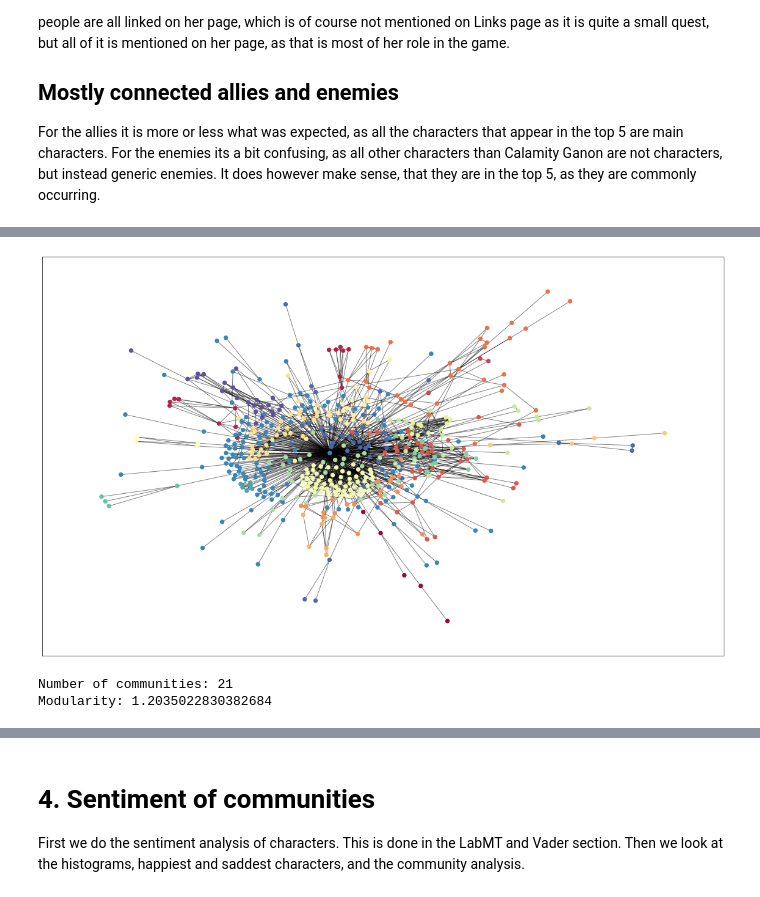
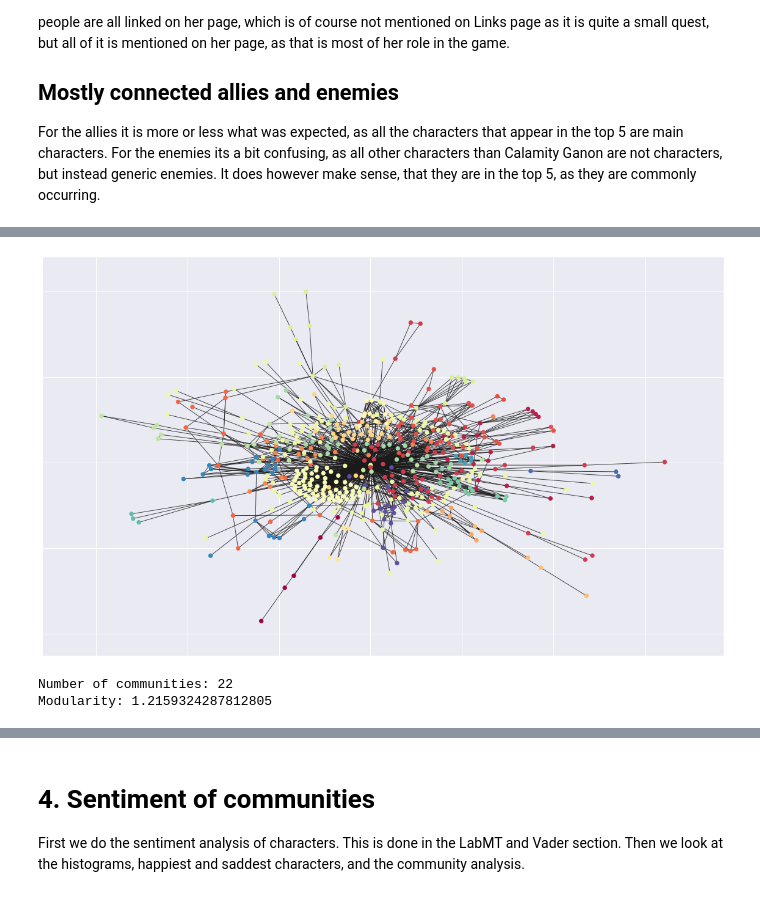
Before and after one commit to Moesen/socialgraphs2021, a Jupyter notebook: Assignment2/Assignment2Gustav.ipynb, the cells around one changed output, grey strips where cells are left out. Saved outputs shown, nothing was run; the diff lists cells and outputs as text; code cells hidden in the pictures.

```diff
--- a/Assignment2/Assignment2Gustav.ipynb
+++ b/Assignment2/Assignment2Gustav.ipynb
@@ -350,23 +379,17 @@ plt.show()
 # %%
-# Transforming GCC to non-directed graph
-UGCC = GCC.to_undirected()
+# Plotting the communities
+plt.figure(figsize=(20, 12))
+pos = nx.spring_layout(UGCC)
 
-partition = community.best_partition(UGCC)
-
-plt.figure(figsize=(20, 12))
-
-pos = nx.spring_layout(UGCC)
-# color the nodes according to their partition
-# cmap = matplotlib.colors.get_cmap('viridis', max(partition.values()) + 1)
 nx.draw_networkx_nodes(UGCC, pos, partition.keys(), node_size=40,
                        cmap=cmap, node_color=list(partition.values()))
-nx.draw_networkx_edges(UGCC, pos, alpha=0.5)
+nx.draw_networkx_edges(UGCC, pos, alpha=0.8)
 plt.show()
 # %% [output]
-[figure, old version]
+[figure, new version]
 # %%
+
 def construct_communities(partition, G):
-
   communities = dict()
 
   for node_name in G.nodes():
@@ -390,19 +413,19 @@ communities = construct_communities(partition, UGCC)
 mod = modularity(communities, UGCC)
 
 # Setting the dictionary keys to top3 names, as specified in exercise
-for key, community in dict(communities).items():
-  top3 = sorted([name for name in community], key = lambda x: UGCC.degree(x), reverse=True)[:3]
+for key, com in dict(communities).items():
+  top3 = sorted([name for name in com], key = lambda x: UGCC.degree(x), reverse=True)[:3]
   names = "_".join([x.replace(" ", "-") for x in top3])
 
   # Adding top3 as new name, and deleting previous key
-  communities[names] = community
+  communities[names] = com
   del communities[key]
 
 print("Number of communities:", len(set(partition.values())))
 print("Modularity:", mod)
 # %% [output]
-Number of communities: 21
-Modularity: 1.2035022830382684
+Number of communities: 22
+Modularity: 1.2159324287812805
 # %%
 counts, bins, bars = plt.hist([len(x) for x in communities.values()])
 for c, b in zip(counts, bins):
```
Also changed, not shown: parts of 25 cells of this notebook, 1 other file.
